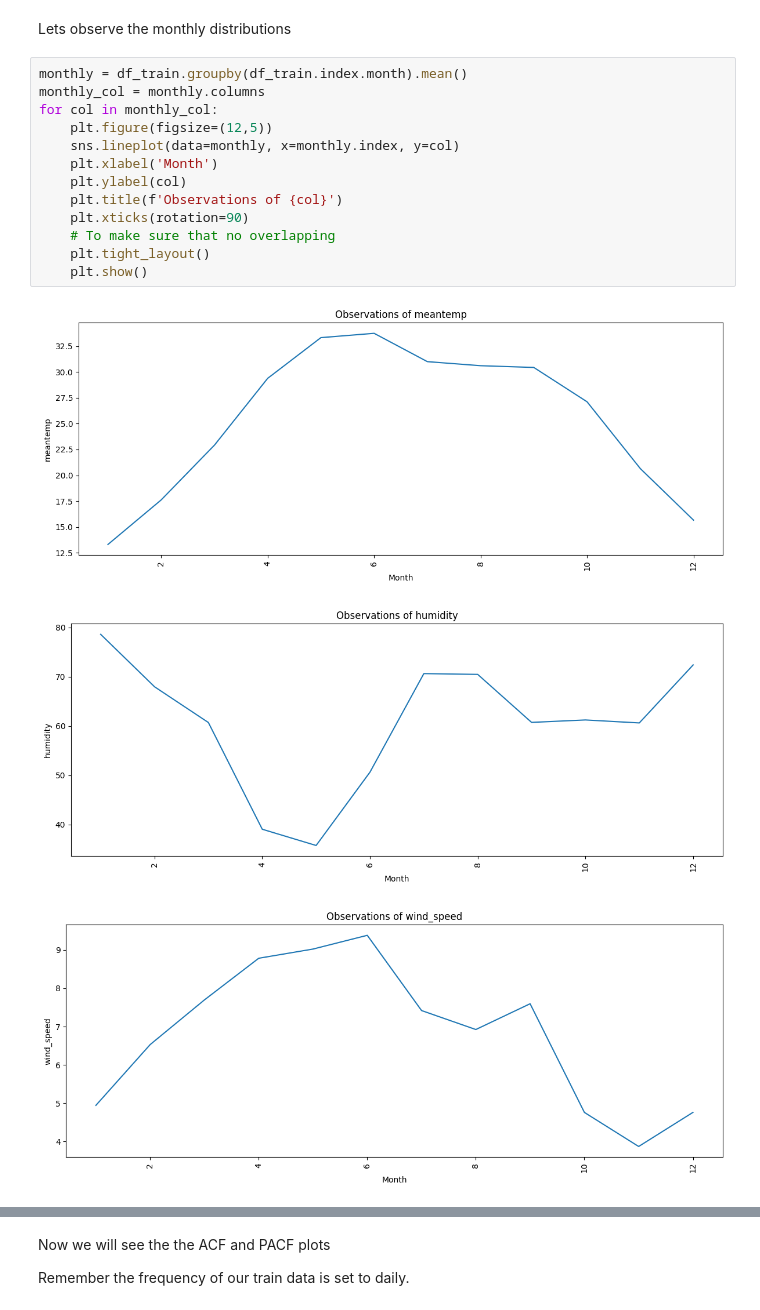
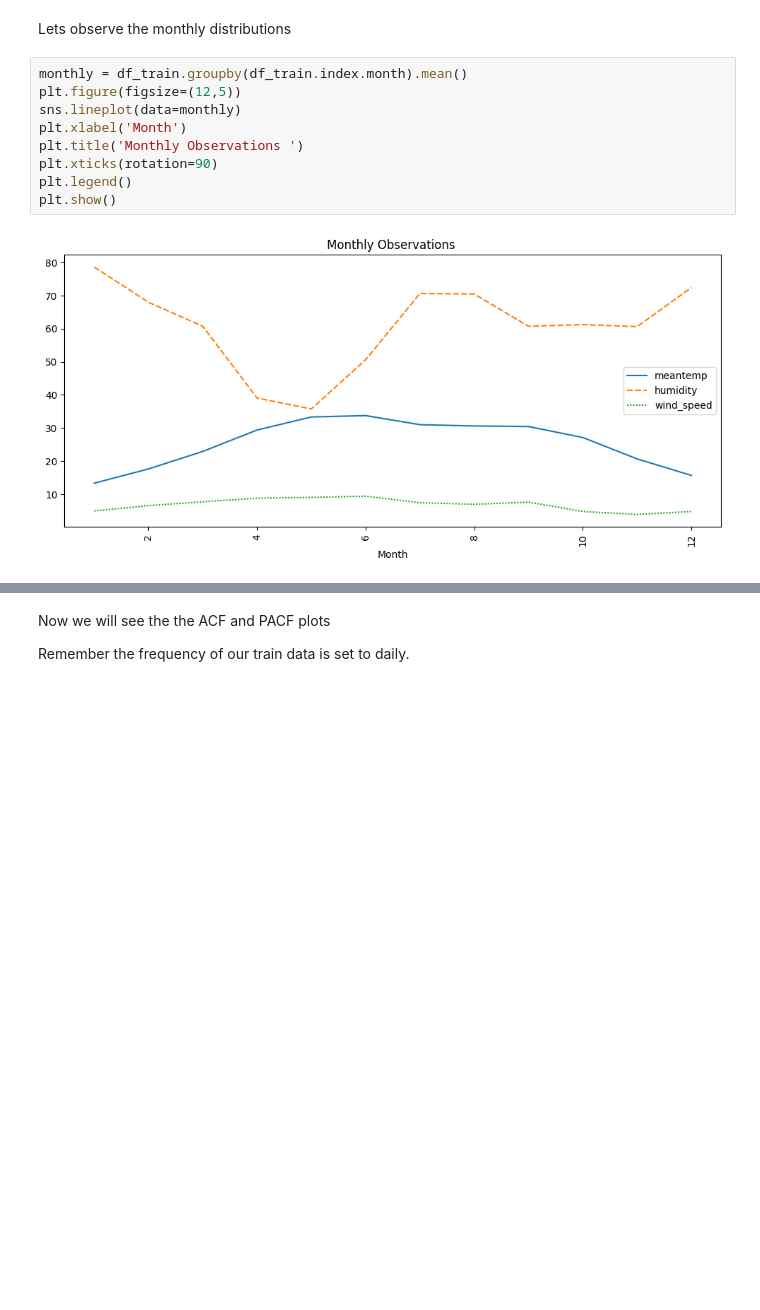
Before and after one commit to Eric-Mulaa/Time-series-in-pyhton, a Jupyter notebook: TS.ipynb, the cells around one changed output, grey strips where cells are left out. Saved outputs shown, nothing was run; the diff lists cells and outputs as text; blank space fills up the shorter version.

```diff
--- a/TS.ipynb
+++ b/TS.ipynb
@@ -227,18 +254,12 @@ for col in col_names:
 Lets observe the monthly distributions
 # %%
 monthly = df_train.groupby(df_train.index.month).mean()
-monthly_col = monthly.columns
-for col in monthly_col:
-    plt.figure(figsize=(12,5))
-    sns.lineplot(data=monthly, x=monthly.index, y=col)
-    plt.xlabel('Month')
-    plt.ylabel(col)
-    plt.title(f'Observations of {col}')
-    plt.xticks(rotation=90)
-    # To make sure that no overlapping
-    plt.tight_layout()
-    plt.show()
+plt.figure(figsize=(12,5))
+sns.lineplot(data=monthly)
+plt.xlabel('Month')
+plt.title('Monthly Observations ')
+plt.xticks(rotation=90)
+plt.legend()
+plt.show()
 # %% [output]
-[figure, old version]
+[figure, new version]
-[figure, removed]
-[figure, removed]
```
Also changed, not shown: parts of 27 cells of this notebook.
